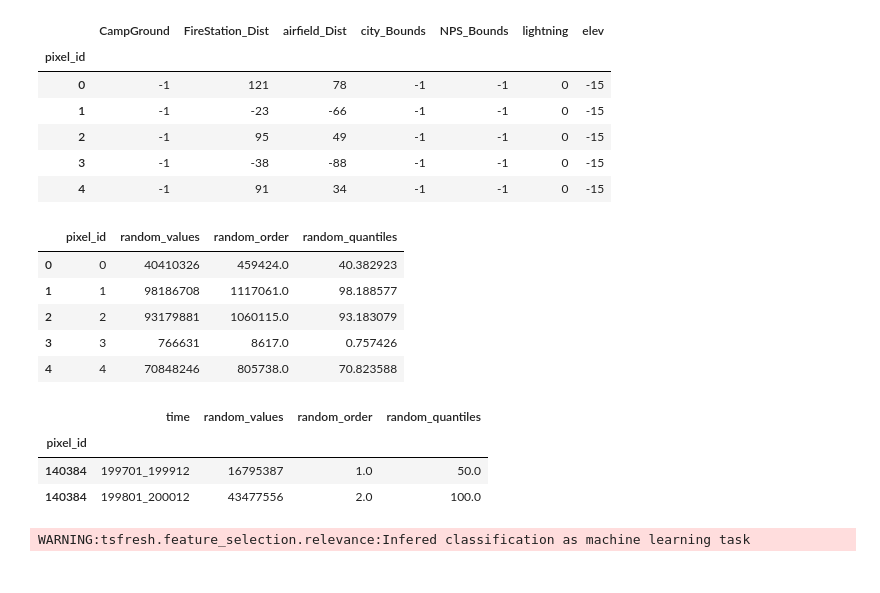
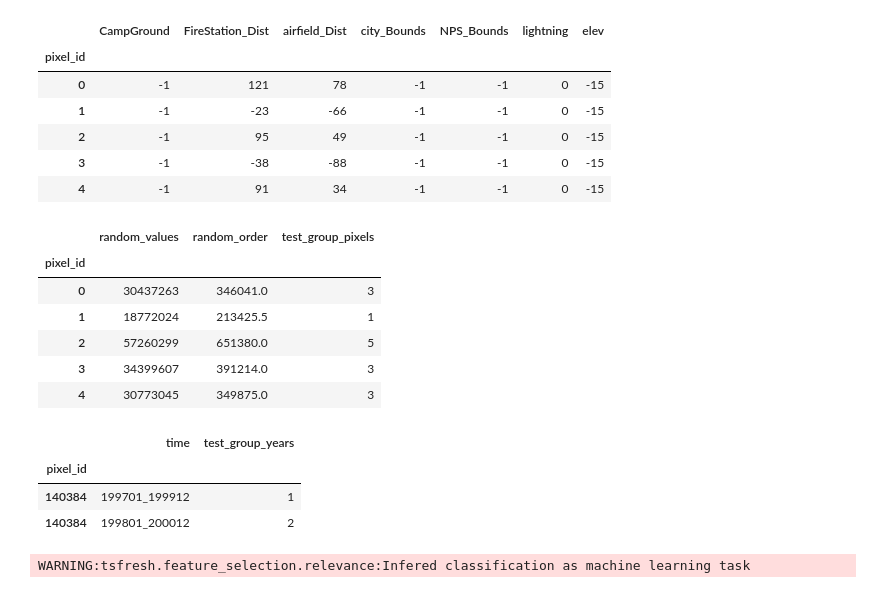
Before and after one commit to isaacWpark/wildfire_FRAP, a Jupyter notebook: Workflow/Window_Workflow_MultiYear_FullData_Dev.ipynb, the cells around one changed output. Drawn from its saved outputs; the diff is of its cells as text; code cells hidden in the pictures.

Commit message:
multigroup pixel and year division initial

```diff
--- a/Workflow/Window_Workflow_MultiYear_FullData_Dev.ipynb
+++ b/Workflow/Window_Workflow_MultiYear_FullData_Dev.ipynb
@@ -207,38 +207,51 @@ invar_Data.head()
 # %%
 ### replace this with custom version where we select training locations, and training years
 ###(some points go into testing across all years, some years go into testing for all points)
 ### so we can separately evaluate predictive power in novel years, and in novel locations
 
+#set percentage of pixels to use as testing data
+pixel_testgroups = 10
+
 #select testing pixels
 pixelSelector = invar_Data.loc[:, []]
 pixelSelector['random_values'] = np.random.randint(0,99999999, size=len(pixelSelector))
 pixelSelector["random_order"] = pixelSelector.random_values.rank()
-pixelSelector["random_quantiles"] = pixelSelector.random_order.apply(lambda x: x / len(pixelSelector) * 100)
-pixelSelector.reset_index(inplace = True)
+pixelSelector["test_group_pixels"] = pixelSelector.random_order.apply(lambda x: x / len(pixelSelector) * pixel_testgroups)
+pixelSelector["test_group_pixels"] = pixelSelector["test_group_pixels"].map(int)
 
-testing_Pixels = pixelSelector[pi]
 
+pixelSelector_Trim = pixelSelector.loc[:, ["pixel_id", "test_group_pixels"]]
 pixelSelector.head()
 # %% [output]
-|  | pixel_id | random_values | random_order | random_quantiles |
-| 0 | 0 | 40410326 | 459424.0 | 40.382923 |
-| 1 | 1 | 98186708 | 1117061.0 | 98.188577 |
-| 2 | 2 | 93179881 | 1060115.0 | 93.183079 |
-| 3 | 3 | 766631 | 8617.0 | 0.757426 |
-| 4 | 4 | 70848246 | 805738.0 | 70.823588 |
+|  | random_values | random_order | test_group_pixels |
+| pixel_id |  |  |  |
+| 0 | 30437263 | 346041.0 | 3 |
+| 1 | 18772024 | 213425.5 | 1 |
+| 2 | 57260299 | 651380.0 | 5 |
+| 3 | 34399607 | 391214.0 | 3 |
+| 4 | 30773045 | 349875.0 | 3 |
 # %%
 #Select testing years
 yearSelector = combined_Data.loc[:, ["time"]]
 yearSelector = yearSelector.drop_duplicates()
 yearSelector['random_values'] = np.random.randint(0,99999999, size=len(yearSelector))
 yearSelector["random_order"] = yearSelector.random_values.rank()
-yearSelector["random_quantiles"] = yearSelector.random_order.apply(lambda x: x / len(yearSelector) * 100)
-yearSelector
+
+
+#set number of groups into which to divide years for testing
+year_testgroups  = 2
+
+yearSelector["test_group_years"] = yearSelector.random_order.apply(lambda x: x / len(yearSelector) * year_testgroups)
+yearSelector["test_group_years"] = yearSelector["test_group_years"].map(int)
+
+yearSelector_Trim = yearSelector.loc[:, ["time", "test_group_years"]]
+
+yearSelector_Trim
 # %% [output]
-|  | time | random_values | random_order | random_quantiles |
-| pixel_id |  |  |  |  |
-| 140384 | 199701_199912 | 16795387 | 1.0 | 50.0 |
-| 140384 | 199801_200012 | 43477556 | 2.0 | 100.0 |
+|  | time | test_group_years |
+| pixel_id |  |  |
+| 140384 | 199701_199912 | 1 |
+| 140384 | 199801_200012 | 2 |
 # %%
 obj = [target_data,extracted_features]
 
```
